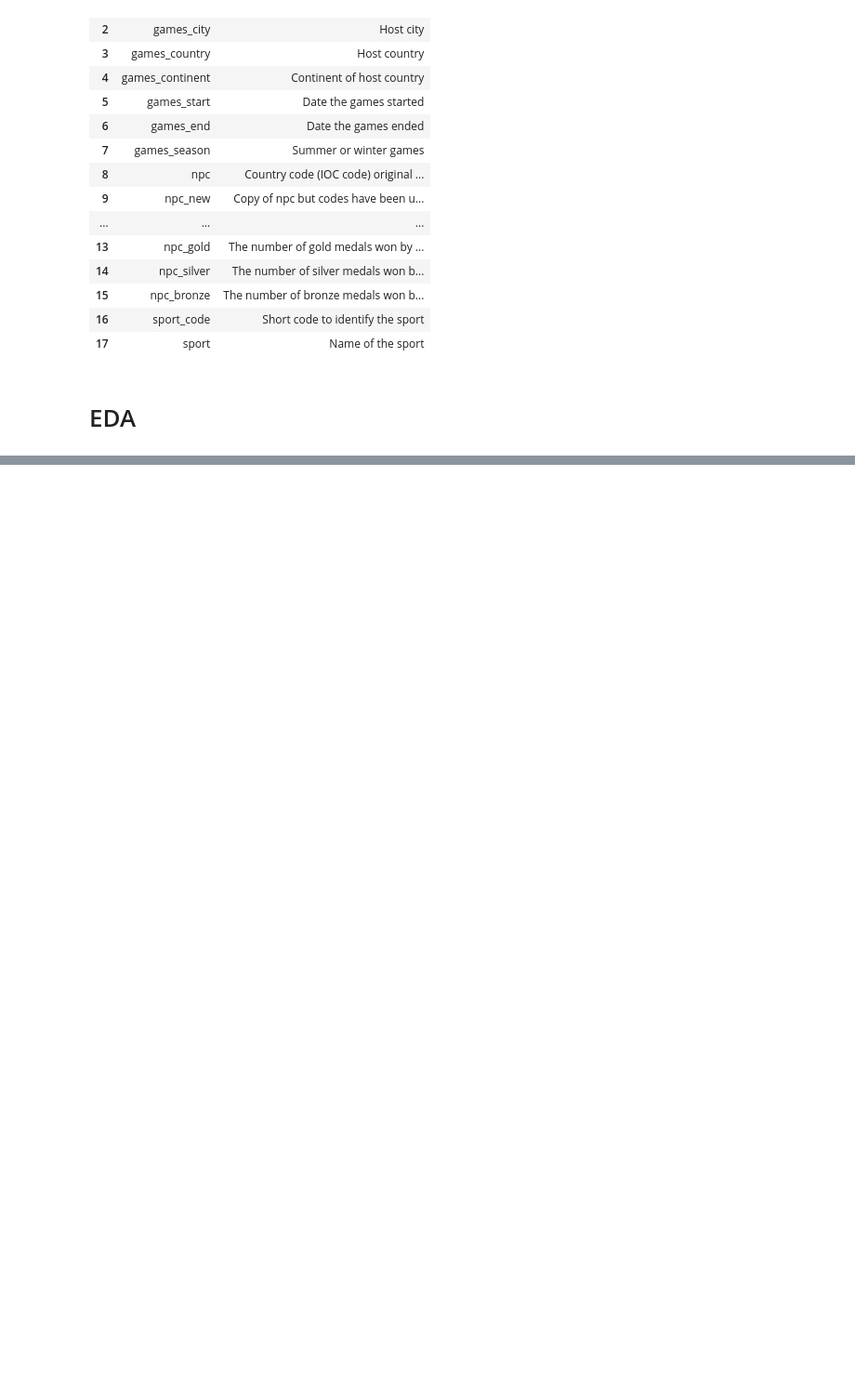
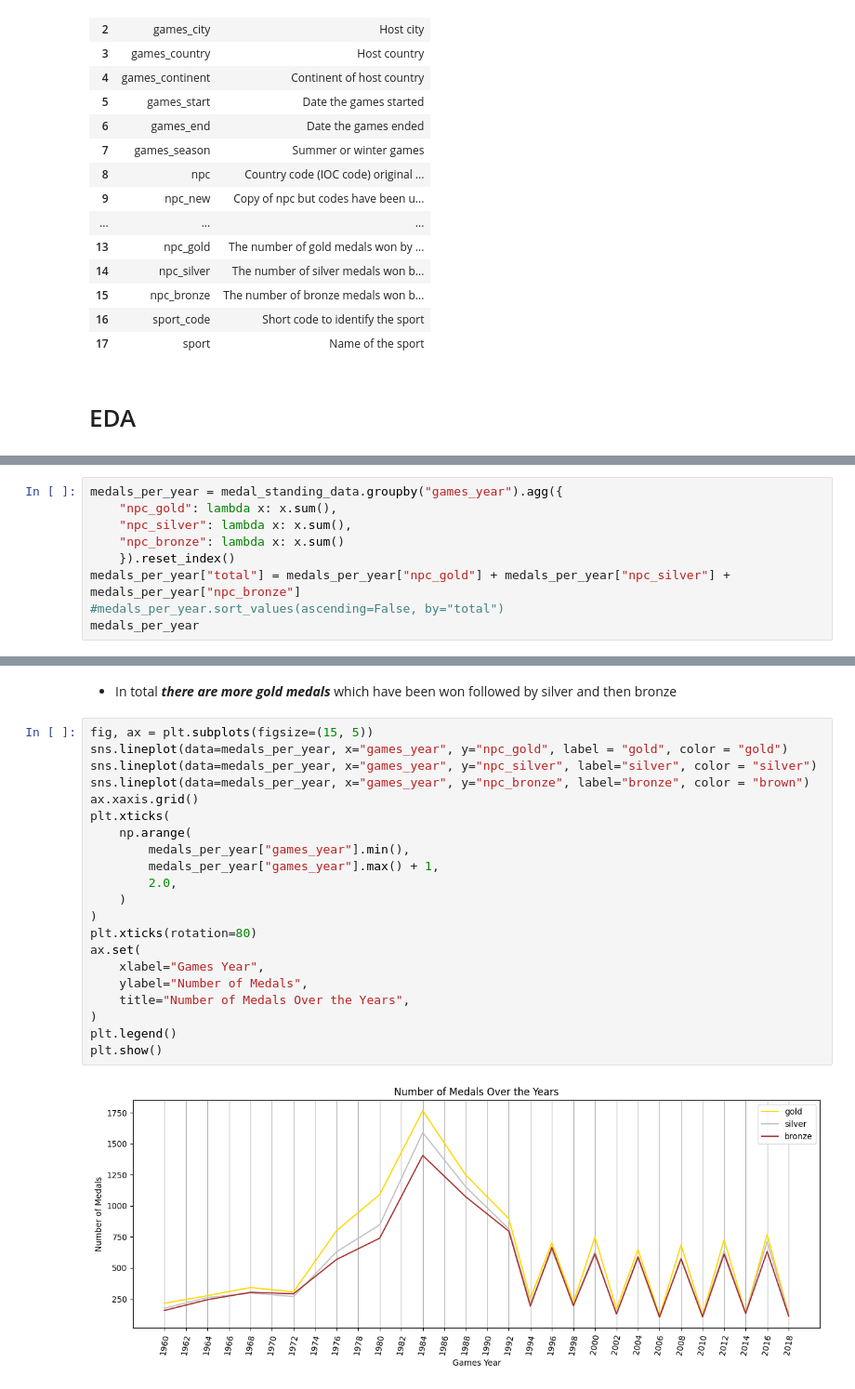
Before and after one commit to Dakalo156/onyx-paralympics-dataset, a Jupyter notebook: 00_eda_medal_standings.ipynb, the cells around one changed output, grey strips where cells are left out. Shown at 93% size. Drawn from its saved outputs; the diff is of its cells as text; blank space fills up the shorter version.

```diff
--- a/00_eda_medal_standings.ipynb
+++ b/00_eda_medal_standings.ipynb
@@ -46,0 +93,9 @@ medal_standing_data
+# %%
+medals_per_year = medal_standing_data.groupby("games_year").agg({
+    "npc_gold": lambda x: x.sum(),
+    "npc_silver": lambda x: x.sum(),
+    "npc_bronze": lambda x: x.sum()
+    }).reset_index()
+medals_per_year["total"] = medals_per_year["npc_gold"] + medals_per_year["npc_silver"] + medals_per_year["npc_bronze"]
+#medals_per_year.sort_values(ascending=False, by="total")
+medals_per_year
@@ -46,0 +156,25 @@ medal_standing_data
+# %% [markdown]
+* In total ***there are more gold medals*** which have been won followed by silver and then bronze
+# %%
+fig, ax = plt.subplots(figsize=(15, 5))
+sns.lineplot(data=medals_per_year, x="games_year", y="npc_gold", label = "gold", color = "gold")
+sns.lineplot(data=medals_per_year, x="games_year", y="npc_silver", label="silver", color = "silver")
+sns.lineplot(data=medals_per_year, x="games_year", y="npc_bronze", label="bronze", color = "brown")
+ax.xaxis.grid()
+plt.xticks(
+    np.arange(
+        medals_per_year["games_year"].min(),
+        medals_per_year["games_year"].max() + 1,
+        2.0,
+    )
+)
+plt.xticks(rotation=80)
+ax.set(
+    xlabel="Games Year",
+    ylabel="Number of Medals",
+    title="Number of Medals Over the Years",
+)
+plt.legend()
+plt.show()
+# %% [output]
+[figure, added]
```
Also changed, not shown: parts of 99 cells of this notebook, 3 other files.
